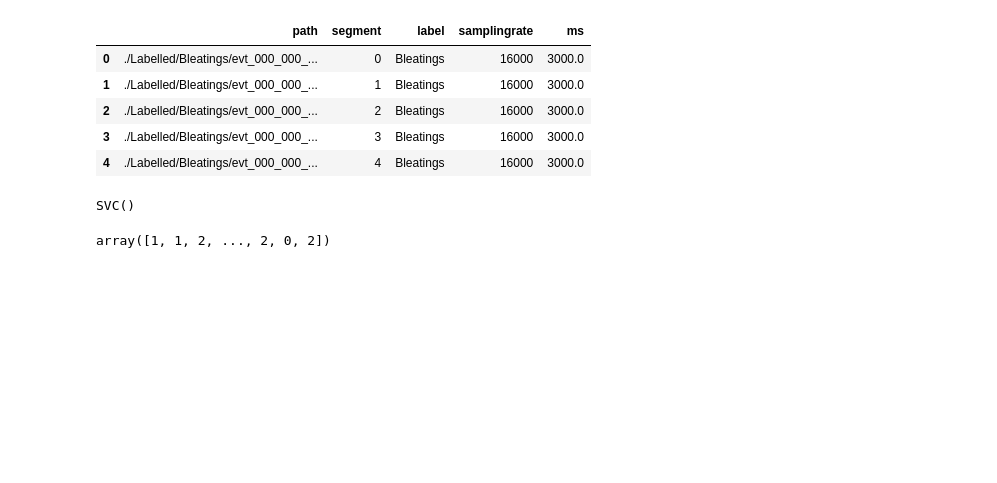
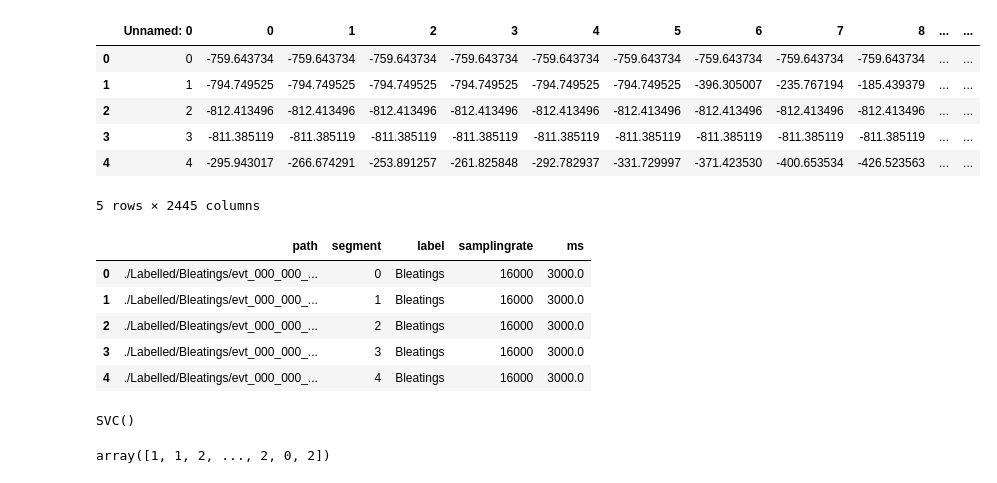
Before and after one commit to nicolasfacchinetti97/vocapra-apr-project, a Jupyter notebook: SVM.ipynb, the cells around one changed output. Cells and saved outputs as stored; diff of their text form; code cells hidden in the pictures; blank space fills up the shorter version.

```diff
--- a/SVM.ipynb
+++ b/SVM.ipynb
@@ -15,3 +25,13 @@ d2 = pd.read_csv("mfcc_deltamfcc_stat.csv")
+# %%
+d2.head()
+# %% [output]
+|  | Unnamed: 0 | 0 | 1 | 2 | 3 | 4 | 5 | 6 | 7 | 8 | ... | ... |
+| 0 | 0 | -759.643734 | -759.643734 | -759.643734 | -759.643734 | -759.643734 | -759.643734 | -759.643734 | -759.643734 | -759.643734 | ... | ... |
+| 1 | 1 | -794.749525 | -794.749525 | -794.749525 | -794.749525 | -794.749525 | -794.749525 | -396.305007 | -235.767194 | -185.439379 | ... | ... |
+| 2 | 2 | -812.413496 | -812.413496 | -812.413496 | -812.413496 | -812.413496 | -812.413496 | -812.413496 | -812.413496 | -812.413496 | ... | ... |
+| 3 | 3 | -811.385119 | -811.385119 | -811.385119 | -811.385119 | -811.385119 | -811.385119 | -811.385119 | -811.385119 | -811.385119 | ... | ... |
+| 4 | 4 | -295.943017 | -266.674291 | -253.891257 | -261.825848 | -292.782937 | -331.729997 | -371.423530 | -400.653534 | -426.523563 | ... | ... |
+5 rows × 2445 columns
 # %%
 metadata.head()
 # %% [output]
```
Also changed, not shown: parts of 5 cells of this notebook, 2 other files.
